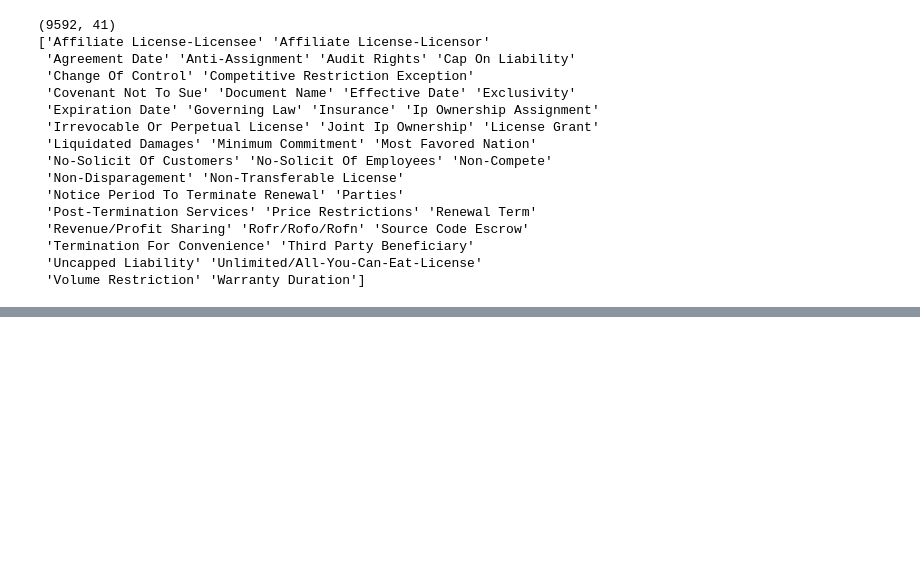
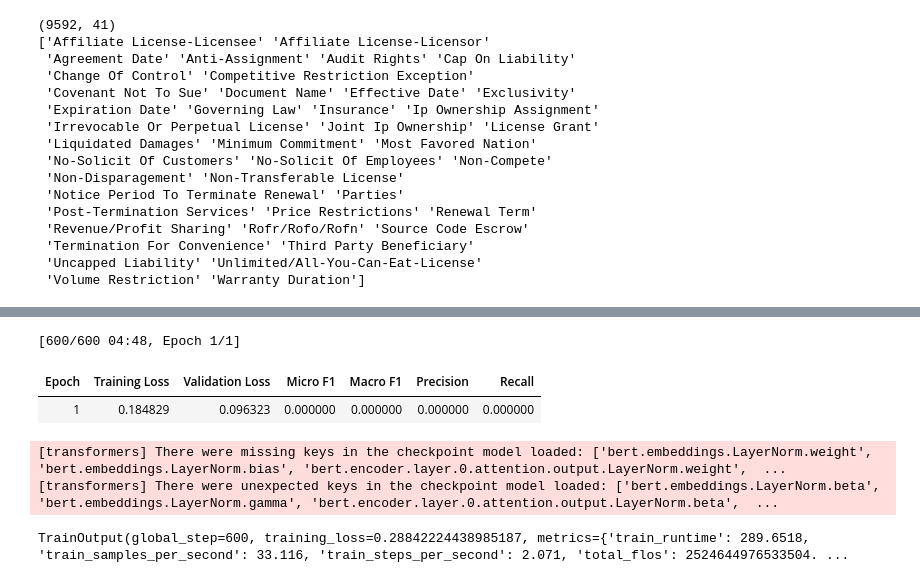
Before and after one commit to Break-Through-Tech/Accenture-1L-contract-review-challenge, a Jupyter notebook: notebooks/Google_colab.ipynb, the cells around one changed output, grey strips where cells are left out. Drawn from its saved outputs; the diff is of its cells as text; code cells hidden in the pictures; blank space fills up the shorter version.

Commit message:
Add baseline evaluation results and transformer training progress -> update GitHub so all of milestone 1 is included.

```diff
--- a/notebooks/Google_colab.ipynb
+++ b/notebooks/Google_colab.ipynb
@@ -1161,0 +1356,58 @@ or 0.07362762505007234
+# %%
+#bert training
+training_args = TrainingArguments(
+
+    output_dir="/content/bert_clause_model",
+
+    #evaluate and save after each epoch
+    eval_strategy="epoch",
+    save_strategy="epoch",
+
+    #learning rate for BERT
+    learning_rate=2e-5,
+
+    #num of chunks per batch
+    per_device_train_batch_size=8,
+    per_device_eval_batch_size=8,
+
+    #batch size
+    gradient_accumulation_steps=2,
+
+    #1 epoch
+    num_train_epochs=1,
+
+    weight_decay=0.01,
+
+    logging_steps=100,
+
+
+    load_best_model_at_end=True,
+    metric_for_best_model="micro_f1",
+    greater_is_better=True,
+
+    save_total_limit=2,
+
+    fp16=torch.cuda.is_available(),
+
+    report_to="none"
+)
+
+
+#create the Trainer
+trainer = Trainer(
+    model=bert_model,
+    args=training_args,
+    train_dataset=bert_train,
+    eval_dataset=bert_val,
+    compute_metrics=compute_metrics
+)
+
+#begin training
+trainer.train()
+# %% [output]
+[600/600 04:48, Epoch 1/1]
+| Epoch | Training Loss | Validation Loss | Micro F1 | Macro F1 | Precision | Recall |
+| 1 | 0.184829 | 0.096323 | 0.000000 | 0.000000 | 0.000000 | 0.000000 |
+[transformers] There were missing keys in the checkpoint model loaded: ['bert.embeddings.LayerNorm.weight', 'bert.embeddings.LayerNorm.bias', 'bert.encoder.layer.0.attention.output.LayerNorm.weight',  ...
+[transformers] There were unexpected keys in the checkpoint model loaded: ['bert.embeddings.LayerNorm.beta', 'bert.embeddings.LayerNorm.gamma', 'bert.encoder.layer.0.attention.output.LayerNorm.beta',  ...
+TrainOutput(global_step=600, training_loss=0.28842224438985187, metrics={'train_runtime': 289.6518, 'train_samples_per_second': 33.116, 'train_steps_per_second': 2.071, 'total_flos': 2524644976533504. ...
```
Also changed, not shown: parts of 12 cells of this notebook.
